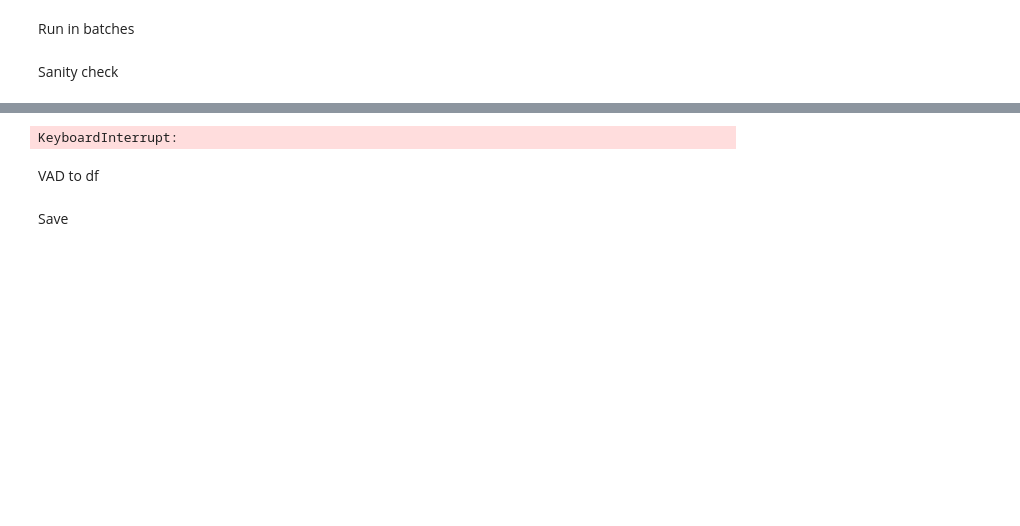
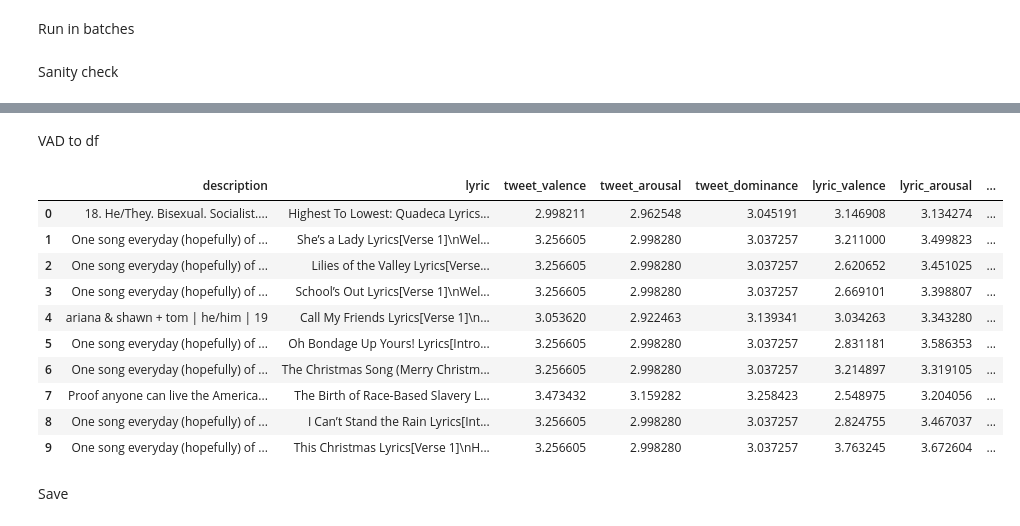
Before and after one commit to filpi86/mer-thesis, a Jupyter notebook: tweets_vs_lyrics.ipynb, the cells around one changed output, grey strips where cells are left out. Cells and saved outputs as stored; diff of their text form; code cells hidden in the pictures; blank space fills up the shorter version.

```diff
--- a/tweets_vs_lyrics.ipynb
+++ b/tweets_vs_lyrics.ipynb
@@ -9,7 +16,7 @@ from transformers import AutoTokenizer, AutoModelForSequenceClassification
 # %% [markdown]
 Get the data
 # %%
-df = pd.read_csv("final_df_fixed.csv")
+df = pd.read_csv("/content/drive/MyDrive/Thesis docs/final_df_fixed.csv")
 
 df.head()
 # %% [output]
@@ -63,7 +70,8 @@ def prepare_tweet(text):
 
     return text.strip()
 # %%
-df["tweet_model_text"] = df[TEXT_COLUMN].apply(prepare_tweet)
+df["tweet_model_text"] = df[TWEET_COLUMN].apply(prepare_tweet)
+df["lyric_model_text"] = df[LYRIC_COLUMN]
 # %% [markdown]
 Run in batches
 # %%
@@ -136,6 +144,6 @@ test_results
 | 4 | The meeting is scheduled for tomo... | 3.125237 | 3.108350 | 3.363207 |
 # %%
-vad_predictions = predict_vad(
+tweet_vad_predictions = predict_vad(
     texts=df["tweet_model_text"],
     tokenizer=tokenizer,
     model=model,
@@ -143,29 +151,54 @@ vad_predictions = predict_vad(
     batch_size=32,
     max_length=256
 )
+
+lyric_vad_predictions = predict_vad(
+    texts=df["lyric_model_text"],
+    tokenizer=tokenizer,
+    model=model,
+    device=device,
+    batch_size=32,
+    max_length=512
+)
-# %% [output]
-KeyboardInterrupt:
 # %% [markdown]
 VAD to df
 # %%
-vad_df = pd.DataFrame(
-    vad_predictions,
-    columns=["tweet_valence",
-             "tweet_arousal",
-             "tweet_dominance"],
-    index = df.index
+tweet_vad_df = pd.DataFrame(
+    tweet_vad_predictions,
+    columns=["tweet_valence", "tweet_arousal", "tweet_dominance"],
+    index=df.index
 )
 
-df = pd.concat([df, vad_df], axis=1)
+lyric_vad_df = pd.DataFrame(
+    lyric_vad_predictions,
+    columns=["lyric_valence", "lyric_arousal", "lyric_dominance"],
+    index=df.index
+)
+
+df = pd.concat([df, tweet_vad_df, lyric_vad_df], axis=1)
 # %%
-df[
-    [
-        TEXT_COLUMN,
-        "tweet_valence",
-        "tweet_arousal",
-        "tweet_dominance"
-    ]
-].head(10)
+df[[
+    TWEET_COLUMN,
+    LYRIC_COLUMN,
+    "tweet_valence",
+    "tweet_arousal",
+    "tweet_dominance",
+    "lyric_valence",
+    "lyric_arousal",
+    "lyric_dominance",
+]].head(10)
+# %% [output]
+|  | description | lyric | tweet_valence | tweet_arousal | tweet_dominance | lyric_valence | lyric_arousal | ... |
+| 0 | 18. He/They. Bisexual. Socialist.... | Highest To Lowest: Quadeca Lyrics... | 2.998211 | 2.962548 | 3.045191 | 3.146908 | 3.134274 | ... |
+| 1 | One song everyday (hopefully) of ... | She’s a Lady Lyrics[Verse 1]\nWel... | 3.256605 | 2.998280 | 3.037257 | 3.211000 | 3.499823 | ... |
+| 2 | One song everyday (hopefully) of ... | Lilies of the Valley Lyrics[Verse... | 3.256605 | 2.998280 | 3.037257 | 2.620652 | 3.451025 | ... |
+| 3 | One song everyday (hopefully) of ... | School’s Out Lyrics[Verse 1]\nWel... | 3.256605 | 2.998280 | 3.037257 | 2.669101 | 3.398807 | ... |
+| 4 | ariana & shawn + tom | he/him | 19 | Call My Friends Lyrics[Verse 1]\n... | 3.053620 | 2.922463 | 3.139341 | 3.034263 | 3.343280 | ... |
+| 5 | One song everyday (hopefully) of ... | Oh Bondage Up Yours! Lyrics[Intro... | 3.256605 | 2.998280 | 3.037257 | 2.831181 | 3.586353 | ... |
+| 6 | One song everyday (hopefully) of ... | The Christmas Song (Merry Christm... | 3.256605 | 2.998280 | 3.037257 | 3.214897 | 3.319105 | ... |
+| 7 | Proof anyone can live the America... | The Birth of Race-Based Slavery L... | 3.473432 | 3.159282 | 3.258423 | 2.548975 | 3.204056 | ... |
+| 8 | One song everyday (hopefully) of ... | I Can’t Stand the Rain Lyrics[Int... | 3.256605 | 2.998280 | 3.037257 | 2.824755 | 3.467037 | ... |
+| 9 | One song everyday (hopefully) of ... | This Christmas Lyrics[Verse 1]\nH... | 3.256605 | 2.998280 | 3.037257 | 3.763245 | 3.672604 | ... |
 # %% [markdown]
 Save
 # %%
```
Also changed, not shown: parts of 6 cells of this notebook, 1 other file.
